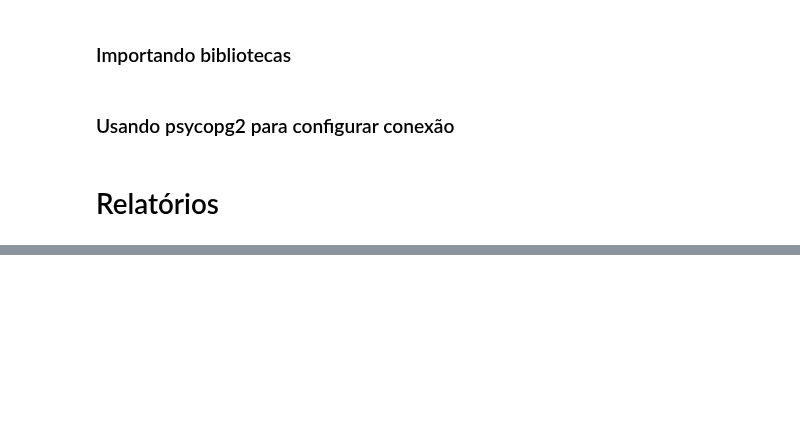
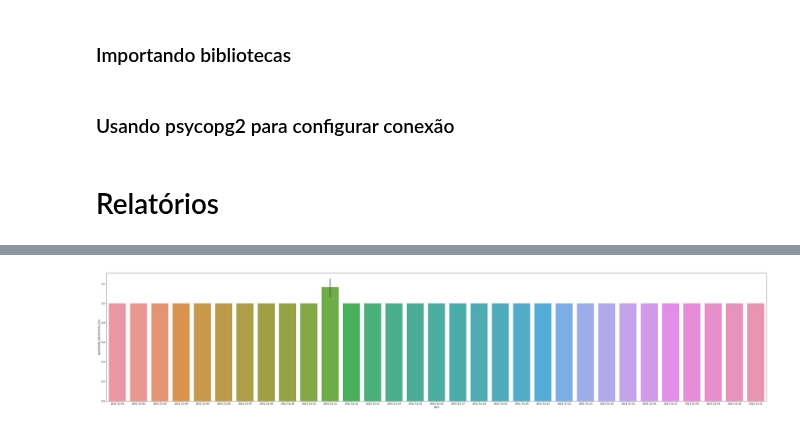
Before and after one commit to Julymusso/Template_Trab_BD1_2020, a Jupyter notebook: BD1_Relatorios_BarbeariaGourmet.ipynb, the cells around one changed output, grey strips where cells are left out. Drawn from its saved outputs; the diff is of its cells as text; code cells hidden in the pictures; blank space fills up the shorter version.

```diff
--- a/BD1_Relatorios_BarbeariaGourmet.ipynb
+++ b/BD1_Relatorios_BarbeariaGourmet.ipynb
@@ -40,0 +52,5 @@ relatorio1
+# %%
+plt.figure(figsize=(50,10));
+sns.barplot(x='data', y='quantidade_atendimento_mes',data=funcionario);
+# %% [output]
+[figure, added]
```
Also changed, not shown: parts of 24 cells of this notebook.
